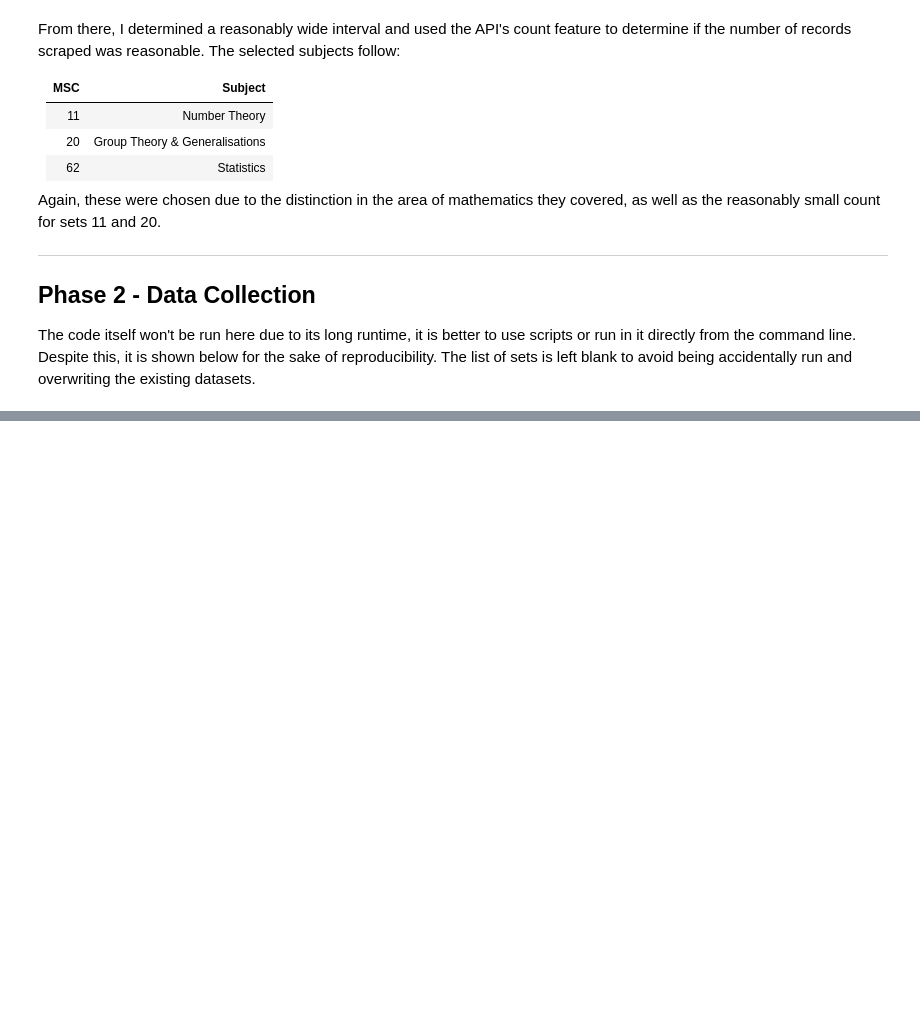
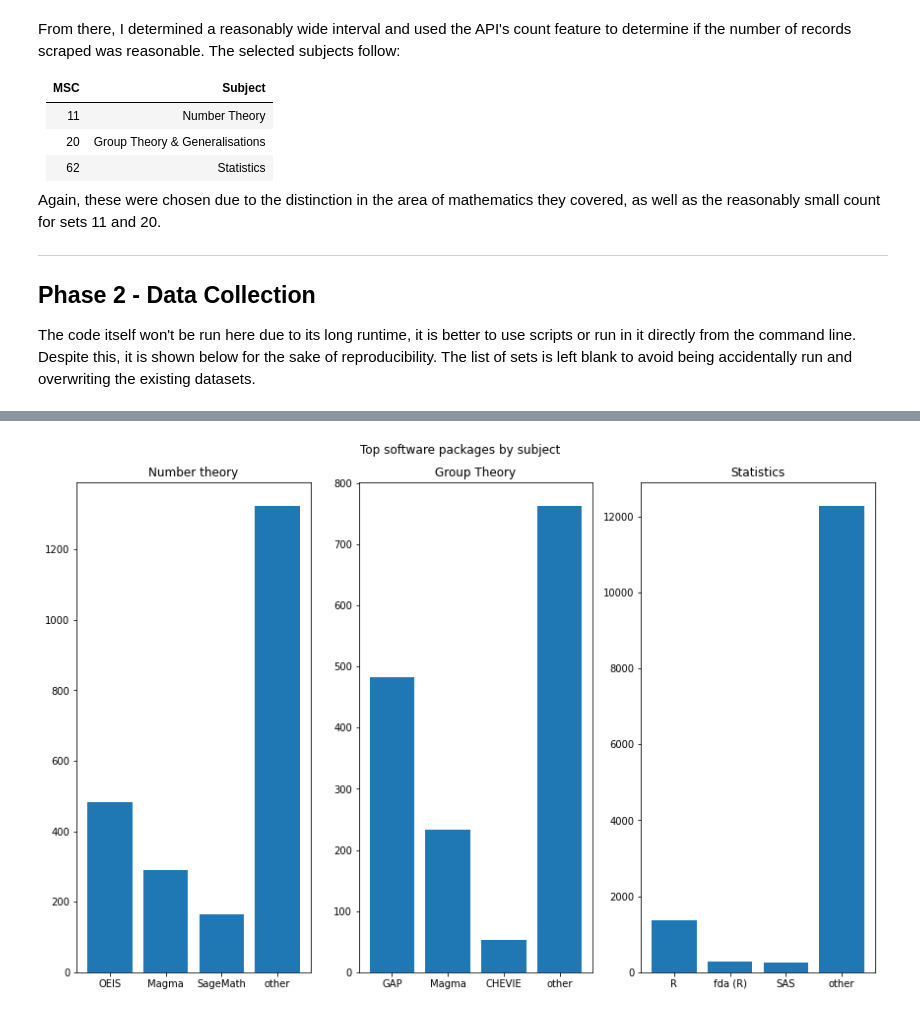
Before and after one commit to OrionPortelli/zbmath-scraper, a Jupyter notebook: scripts/data-collection.ipynb, the cells around one changed output, grey strips where cells are left out. Saved outputs shown, nothing was run; the diff lists cells and outputs as text; code cells hidden in the pictures; blank space fills up the shorter version.

```diff
--- a/scripts/data-collection.ipynb
+++ b/scripts/data-collection.ipynb
@@ -106,0 +207,15 @@ import matplotlib.pyplot as plt
+# %%
+fig, axs = plt.subplots(1, len(sets))
+fig.suptitle('Top software packages by subject')
+
+for i,s in enumerate(sets):
+    summary_stats[s].pop('none', None)
+    labels = summary_stats[s].keys()
+
+    axs[i].bar(labels, summary_stats[s].values())
+    axs[i].set_title(f'{subjects[i]}')
+
+plt.tight_layout()
+plt.show()
+# %% [output]
+[figure, added]
```
Also changed, not shown: parts of 9 cells of this notebook, 2 other files.
